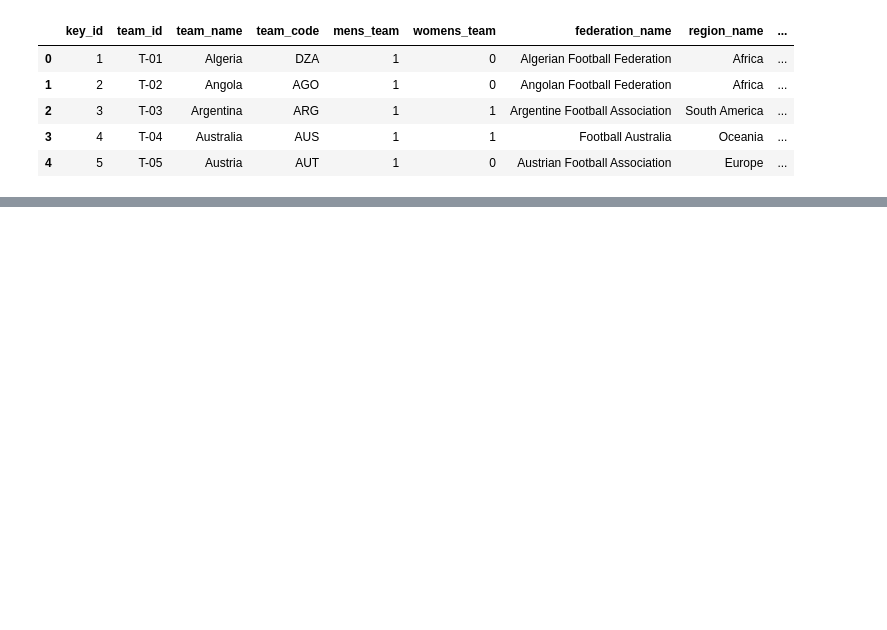
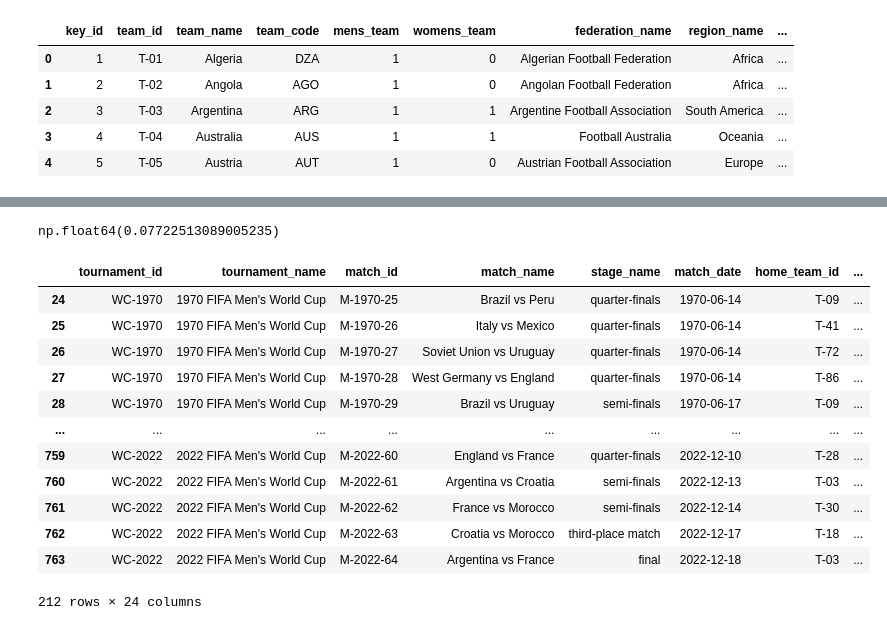
Before and after one commit to khuenlm/the-12th-man, a Jupyter notebook: notebooks/matches_eda.ipynb, the cells around one changed output, grey strips where cells are left out. Cells and saved outputs as stored; diff of their text form; code cells hidden in the pictures; blank space fills up the shorter version.

Commit message:
matches first eda

```diff
--- a/notebooks/matches_eda.ipynb
+++ b/notebooks/matches_eda.ipynb
@@ -110,8 +113,8 @@ df1
 # %%
-df = df.merge(df1.rename(columns = {"team_id": "home_team_id"}),
+df = df.merge(df_teams.rename(columns = {"team_id": "home_team_id"}),
               on = "home_team_id",
-              how = "left").rename(columns = {"confederation_code": "home_team_confederation"})
+              how = "left").rename(columns = {"confederation_code": "home_team_confederation"}).drop(columns = "team_name")
 
-df = df.merge(df1.rename(columns = {"team_id": "away_team_id"}),
+df = df.merge(df_teams.rename(columns = {"team_id": "away_team_id"}),
               on = "away_team_id",
-              how = "left").rename(columns = {"confederation_code": "home_team_confederation"})
+              how = "left").rename(columns = {"confederation_code": "away_team_confederation"}).drop(columns = "team_name")
@@ -133,0 +121,12 @@ df
+# %%
+print(f"Current columns: {df.columns} \n")
+
+order = ['tournament_id', 'tournament_name', 'match_id', 'match_name',
+       'stage_name', 'match_date', 'home_team_id', 'home_team_name',
+       'home_team_confederation', 'away_team_id', 'away_team_confederation', 'away_team_name',
+       'score', 'home_team_score', 'away_team_score', "home_team_score_margin",  'extra_time', 'penalty_shootout',
+       'home_team_score_penalties', 'away_team_score_penalties', 'result',
+       'home_team_win', 'away_team_win', 'draw']
+df = df.reindex(columns = order)
+print("Reset column order:")
+df.head()
@@ -133,0 +204,22 @@ df
+# %%
+(df["extra_time"] == 1).mean()
+# %% [output]
+np.float64(0.07722513089005235)
+# %%
+df_knockout = df[df["stage_name"] != "group stage"]
+# %%
+df_knockout
+# %% [output]
+|  | tournament_id | tournament_name | match_id | match_name | stage_name | match_date | home_team_id | ... |
+| 24 | WC-1970 | 1970 FIFA Men's World Cup | M-1970-25 | Brazil vs Peru | quarter-finals | 1970-06-14 | T-09 | ... |
+| 25 | WC-1970 | 1970 FIFA Men's World Cup | M-1970-26 | Italy vs Mexico | quarter-finals | 1970-06-14 | T-41 | ... |
+| 26 | WC-1970 | 1970 FIFA Men's World Cup | M-1970-27 | Soviet Union vs Uruguay | quarter-finals | 1970-06-14 | T-72 | ... |
+| 27 | WC-1970 | 1970 FIFA Men's World Cup | M-1970-28 | West Germany vs England | quarter-finals | 1970-06-14 | T-86 | ... |
+| 28 | WC-1970 | 1970 FIFA Men's World Cup | M-1970-29 | Brazil vs Uruguay | semi-finals | 1970-06-17 | T-09 | ... |
+| ... | ... | ... | ... | ... | ... | ... | ... | ... |
+| 759 | WC-2022 | 2022 FIFA Men's World Cup | M-2022-60 | England vs France | quarter-finals | 2022-12-10 | T-28 | ... |
+| 760 | WC-2022 | 2022 FIFA Men's World Cup | M-2022-61 | Argentina vs Croatia | semi-finals | 2022-12-13 | T-03 | ... |
+| 761 | WC-2022 | 2022 FIFA Men's World Cup | M-2022-62 | France vs Morocco | semi-finals | 2022-12-14 | T-30 | ... |
+| 762 | WC-2022 | 2022 FIFA Men's World Cup | M-2022-63 | Croatia vs Morocco | third-place match | 2022-12-17 | T-18 | ... |
+| 763 | WC-2022 | 2022 FIFA Men's World Cup | M-2022-64 | Argentina vs France | final | 2022-12-18 | T-03 | ... |
+212 rows × 24 columns
```
Also changed, not shown: parts of 10 cells of this notebook.
